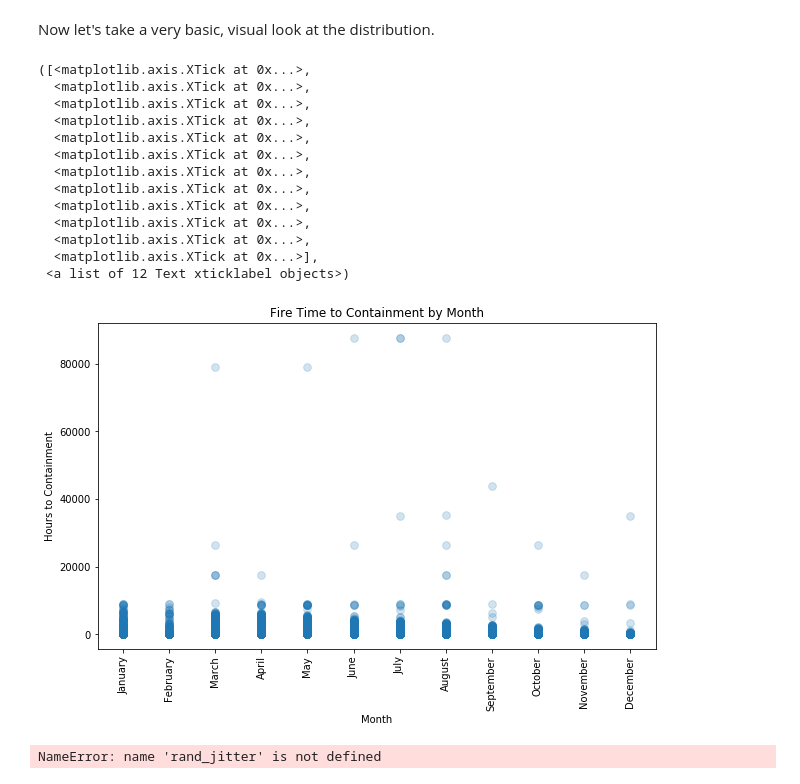
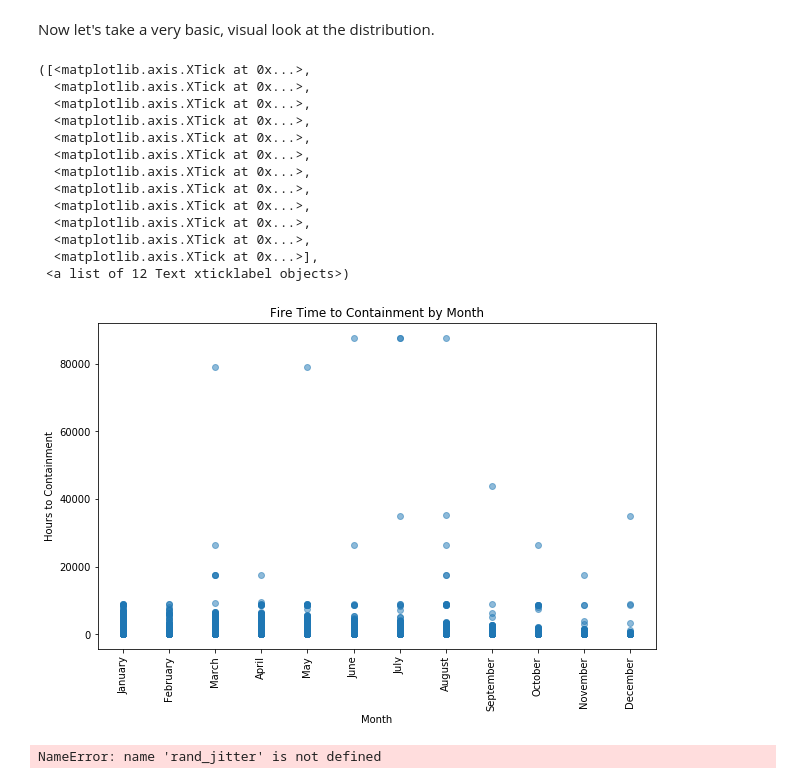
Before and after one commit to li-mc/wildfire_data, a Jupyter notebook: analysis_using_starting_features.ipynb, the cells around one changed output. Saved outputs shown, nothing was run; the diff lists cells and outputs as text; code cells hidden in the pictures.

```diff
--- a/analysis_using_starting_features.ipynb
+++ b/analysis_using_starting_features.ipynb
@@ -38,27 +38,27 @@ X_train, X_test, y_train, y_test = train_test_split(X, y, test_size = .2, random
 X_train_feat = np.array(X_train['DISCOVERY_DATETIME']).reshape(-1,1)
 # %%
 plt.figure(figsize=(10,6));
-X_test_feat = np.array(X_test['DISCOVERY_DATETIME']).reshape(-1,1)
-plt.scatter(X_train_feat, y_train,s=60, alpha=0.2, label="Training")
+X_train_feat = np.array(X_train['DISCOVERY_DATETIME']).reshape(-1,1)
+plt.scatter(X_train_feat, y_train, alpha = 0.5, label="Training")
 plt.title("Fire Time to Containment by Month")
 plt.xlabel("Month")
 plt.ylabel('Hours to Containment')
 plt.xticks(np.arange(1,13), calendar.month_name[1:13], rotation=90)
 # %% [output]
 ([<matplotlib.axis.XTick at 0x...>,
   <matplotlib.axis.XTick at 0x...>,
   <matplotlib.axis.XTick at 0x...>,
   <matplotlib.axis.XTick at 0x...>,
   <matplotlib.axis.XTick at 0x...>,
   <matplotlib.axis.XTick at 0x...>,
   <matplotlib.axis.XTick at 0x...>,
   <matplotlib.axis.XTick at 0x...>,
   <matplotlib.axis.XTick at 0x...>,
   <matplotlib.axis.XTick at 0x...>,
   <matplotlib.axis.XTick at 0x...>,
   <matplotlib.axis.XTick at 0x...>],
  <a list of 12 Text xticklabel objects>)
-[figure, old version]
+[figure, new version]
 # %%
 plt.figure(figsize=(16,8));
 X_train_feat = np.array(X_train['STATE']).reshape(-1,1)
```
Also changed, not shown: parts of 16 cells of this notebook, 8 other files.
